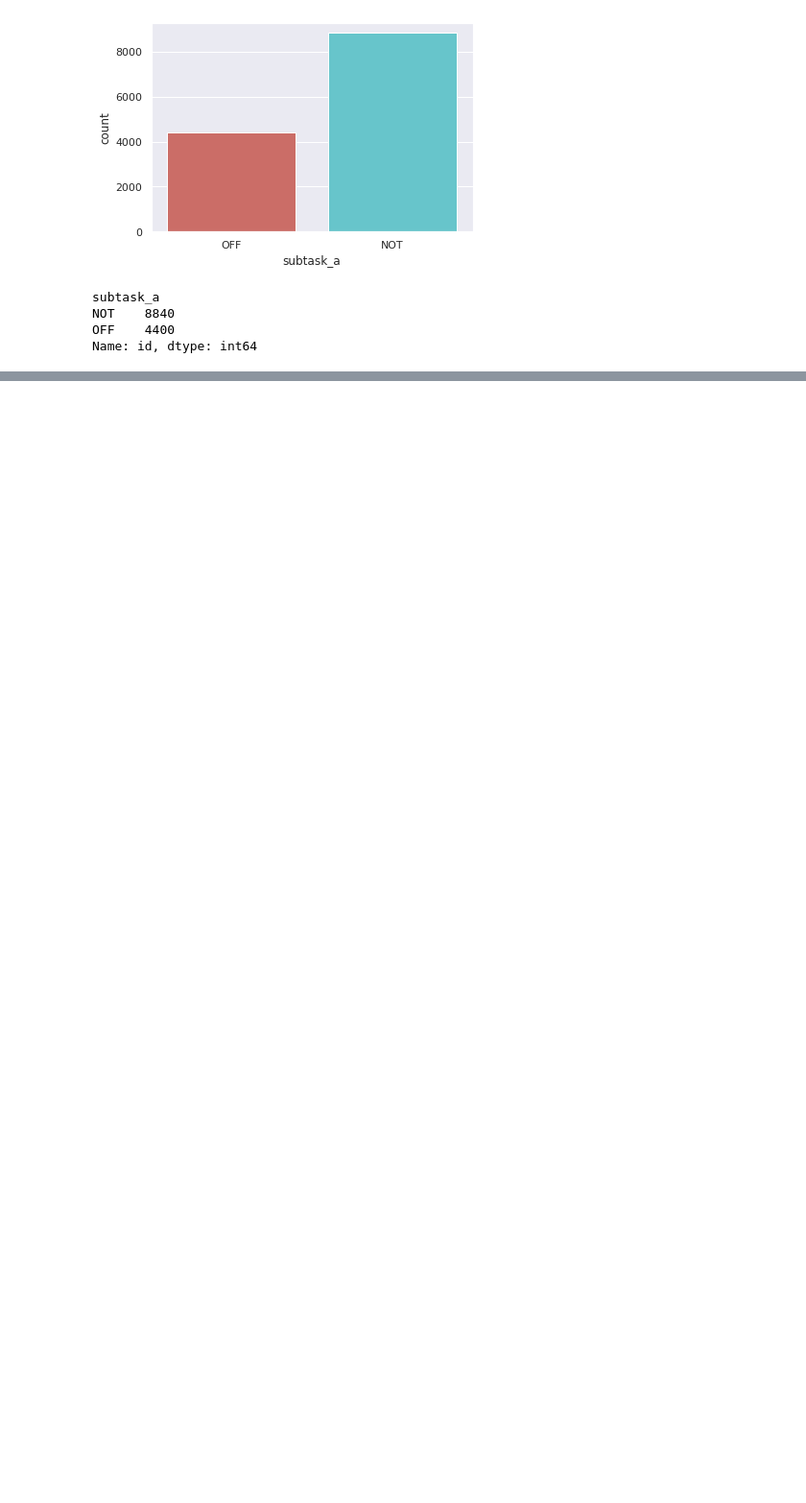
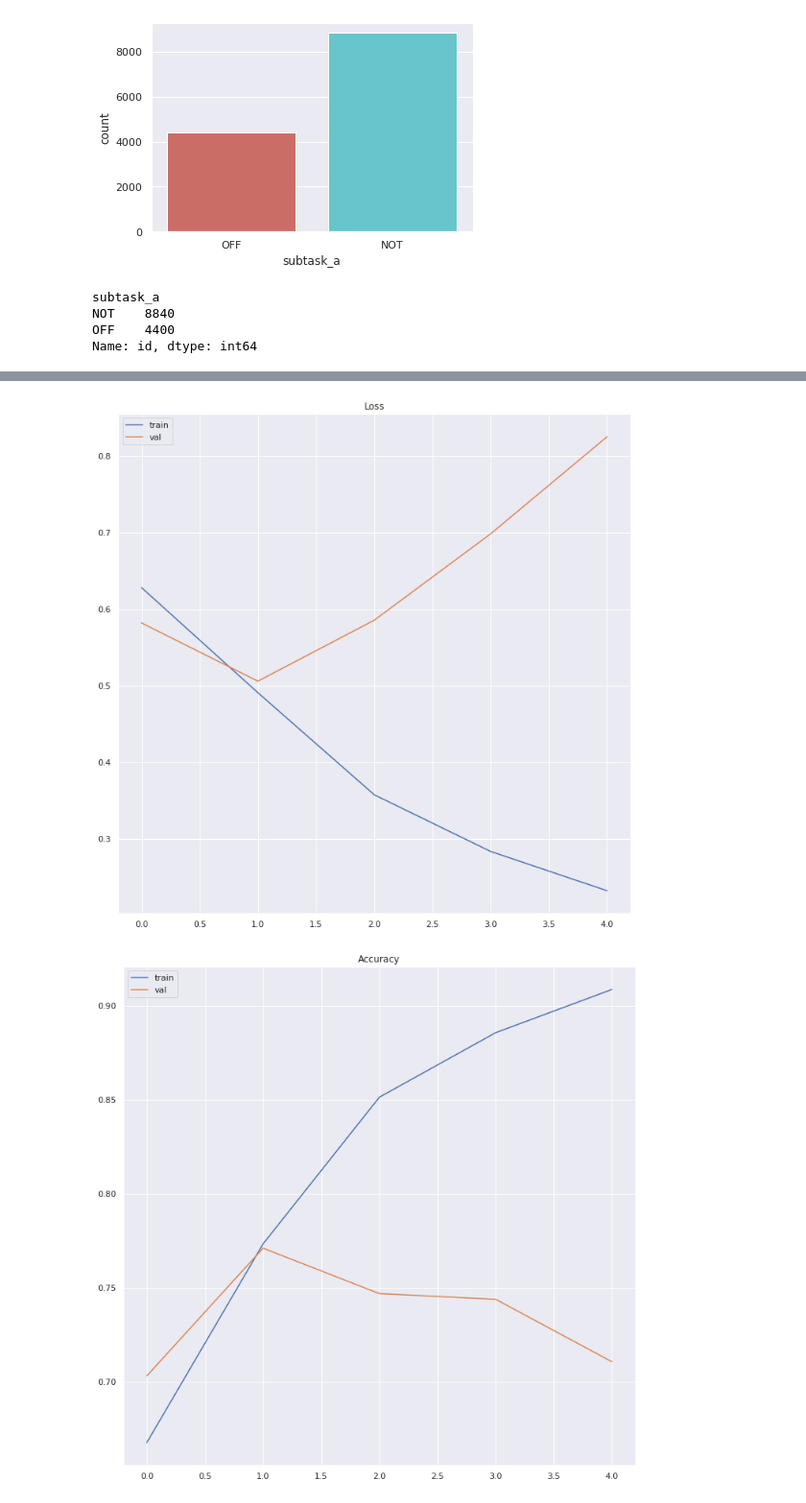
Before and after one commit to piotrjaniszewski1/Offensive-Language-Identification-and-Categorization, a Jupyter notebook: SemEval_2020_Task_12.ipynb, the cells around one changed output, grey strips where cells are left out. Shown at 96% size. Saved outputs shown, nothing was run; the diff lists cells and outputs as text; code cells hidden in the pictures; blank space fills up the shorter version.

```diff
--- a/SemEval_2020_Task_12.ipynb
+++ b/SemEval_2020_Task_12.ipynb
@@ -192,0 +565,2 @@ Name: id, dtype: int64
+# %%
+model.load_weights(PATH_TO_DIR + 'best_' + model_name + '.h5')
@@ -192,0 +572,9 @@ Name: id, dtype: int64
+# %%
+## using new embeddings
+model_name = 'bidir_corrected'
+
+history = model.fit(X_train, training_y, epochs=10, batch_size=64,
+                    validation_data=(X_valid, validation_y),
+                    callbacks=[get_model_checkpoint('best_' + model_name + '.h5')])
+
+model.save_weights(PATH_TO_DIR + model_name + '.h5')
@@ -192,0 +599,9 @@ Name: id, dtype: int64
+# %%
+## no embeddings
+model_name = 'bidir_no_w2v'
+
+history = model.fit(X_train, training_y, epochs=5, batch_size=64,
+                    validation_data=(X_valid, validation_y),
+                    callbacks=[get_model_checkpoint('best_' + model_name + '.h5')])
+
+model.save_weights(PATH_TO_DIR + model_name + '.h5')
@@ -192,0 +626,9 @@ Name: id, dtype: int64
+# %%
+## new embeddings trainable...
+model_name = 'bidir'
+
+history = model.fit(X_train, training_y, epochs=5, batch_size=64,
+                    validation_data=(X_valid, validation_y),
+                    callbacks=[get_model_checkpoint('best_' + model_name + '.h5')])
+
+model.save_weights(PATH_TO_DIR + model_name + '.h5')
@@ -192,0 +653,5 @@ Name: id, dtype: int64
+# %%
+plot_history(history)
+# %% [output]
+[figure, added]
+[figure, added]
```
Also changed, not shown: parts of 97 cells of this notebook, 1 other file.
